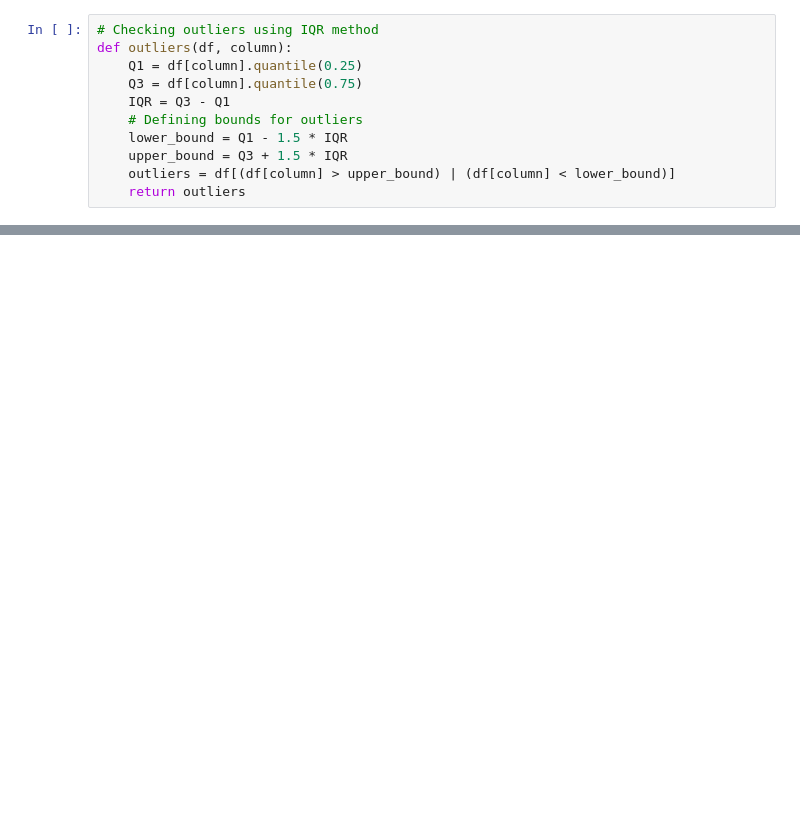
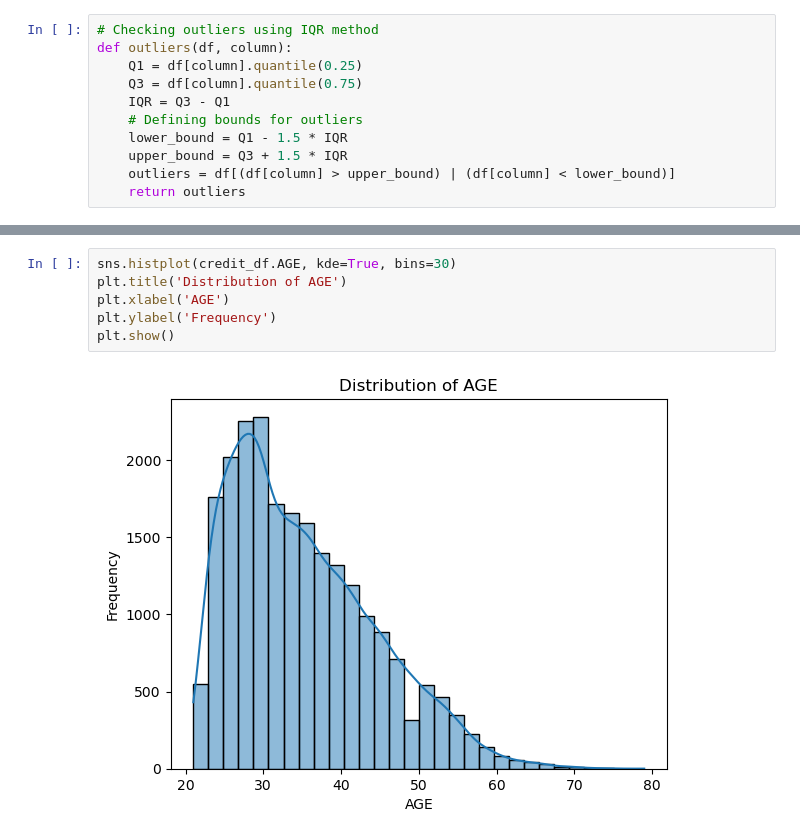
Before and after one commit to Mctavish07/ML-Projects, a Jupyter notebook: Credit Card Default/credit_default.ipynb, the cells around one changed output, grey strips where cells are left out. Saved outputs shown, nothing was run; the diff lists cells and outputs as text; blank space fills up the shorter version.

```diff
--- a/Credit Card Default/credit_default.ipynb
+++ b/Credit Card Default/credit_default.ipynb
@@ -154,0 +151,8 @@ credit_df.shape
+# %%
+sns.histplot(credit_df.AGE, kde=True, bins=30)
+plt.title('Distribution of AGE')
+plt.xlabel('AGE')
+plt.ylabel('Frequency')
+plt.show()
+# %% [output]
+[figure, added]
```
Also changed, not shown: parts of 13 cells of this notebook.
